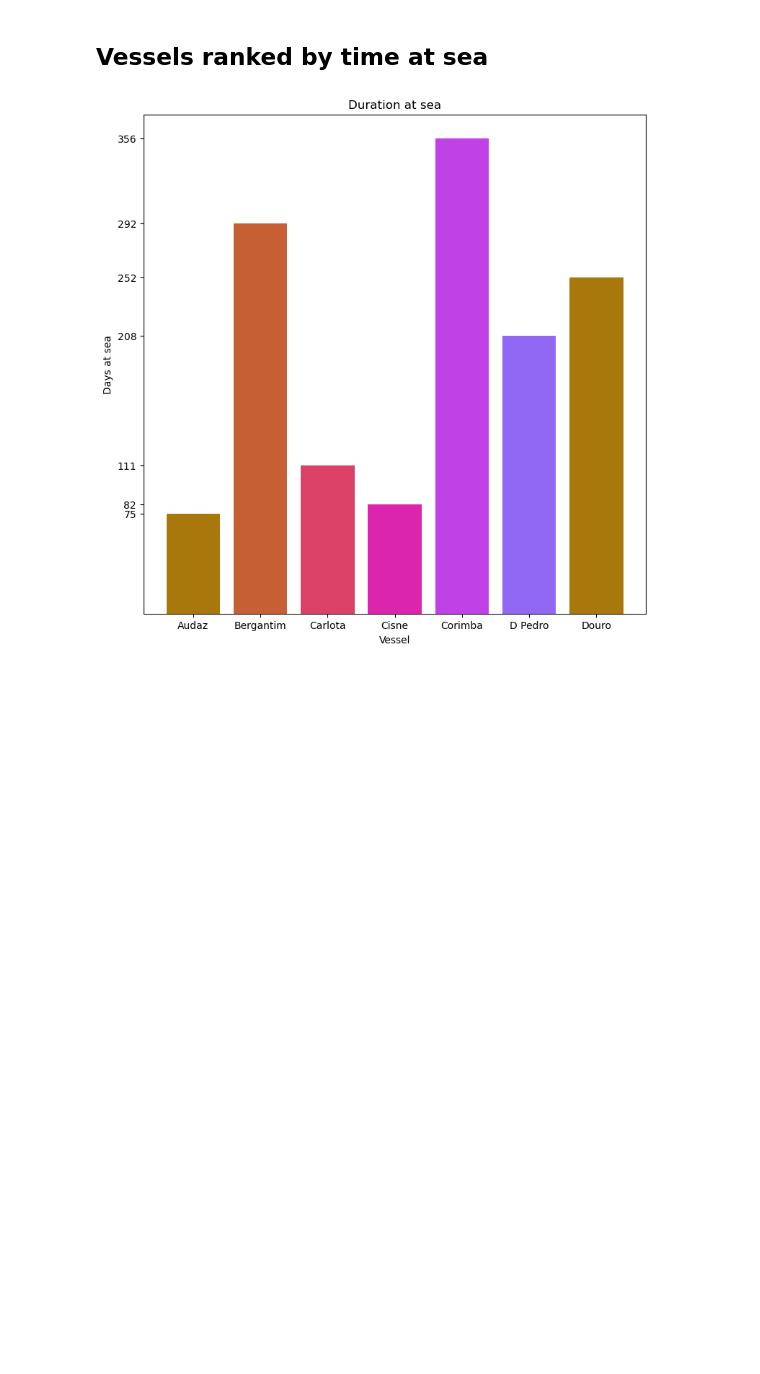
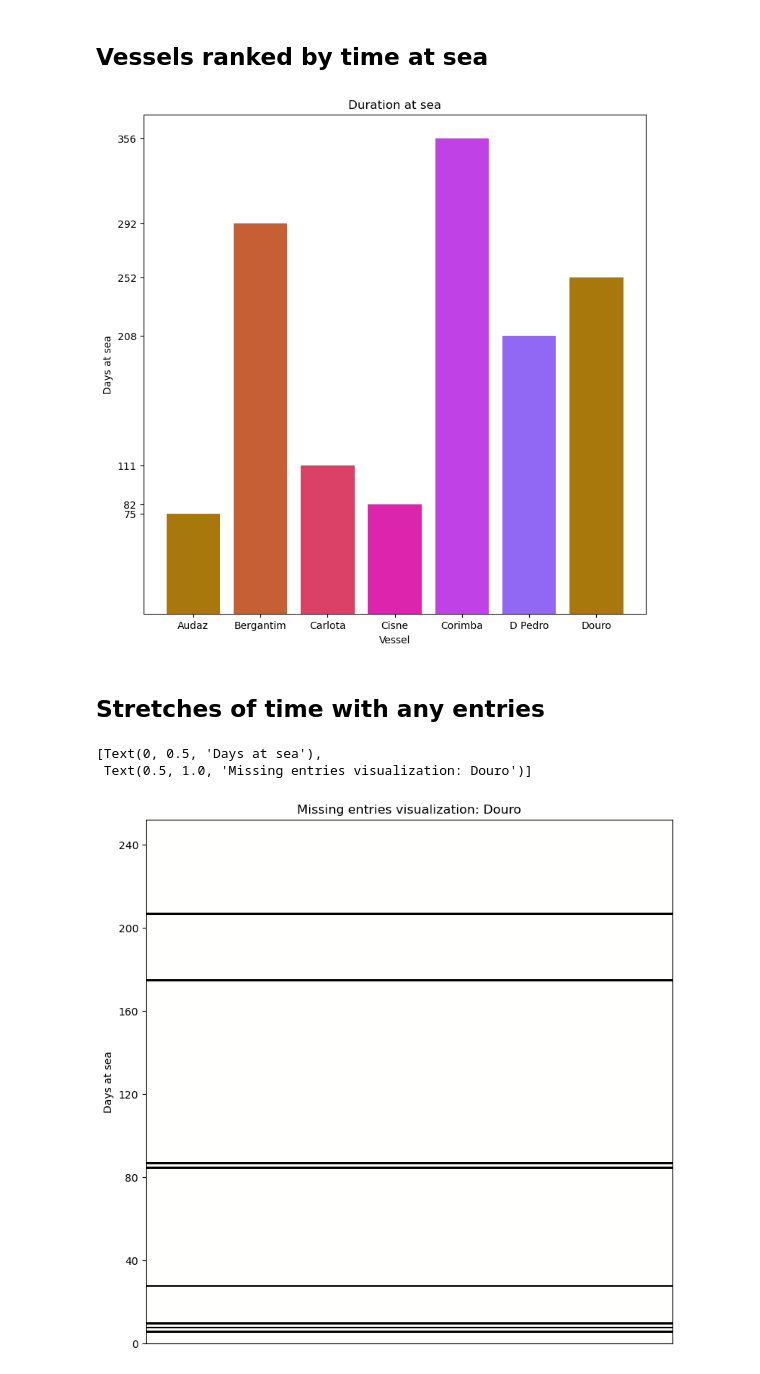
Before and after one commit to livia-freitas/SSF-2024-logbooks, a Jupyter notebook: processing_and_figures.ipynb, the cells around one changed output. Cells and saved outputs as stored; diff of their text form; code cells hidden in the pictures; blank space fills up the shorter version.

Commit message:
Added missing entries visualization

```diff
--- a/processing_and_figures.ipynb
+++ b/processing_and_figures.ipynb
@@ -725,4 +725,67 @@ plt.show()
 # %% [output]
 [figure]
 # %% [markdown]
-##
+## Stretches of time with any entries
+# %%
+df_bool = get_valid_dataframe([df["Vessel"], df["Log Book Start"], df["Log Book End"], df["Log Entry Date"]])
+# %%
+# simpler alternative: boolean index, step function
+# another alternative: cumulative sum (array with true or false -> is_valid, np.cumsum)
+# pcolormesh. if using boolean values, vmin=0, vmax=1. pick a color gradient that goes from really light to really dark (gray cmap)
+
+# STEPS
+# Get number of days using code I already have
+# while loop start and end
+# If there is an entry with a matching day in the valid dataframe, append true. else, append false
+# Create a pcolormesh
+
+def get_voyage_duration(ship, dataframe):
+    """ """
+    work = dataframe[dataframe["Vessel"] == ship]# One by one get the number of corresponding entries
+    vessel = work.iloc[0] # All the logbook entries from a vessel have the same data, so just take first one
+    start = dt.date.fromisoformat(vessel["Log Book Start"])
+    end = dt.date.fromisoformat(vessel["Log Book End"])
+    td_duration = end - start
+    str_duration = str(td_duration)
+    lst = str_duration.split(" ")
+    duration = int(lst[0]) # Get just the numerical part of the string
+    return duration
+
+
+def get_daily_entry_array(ship, dataframe):
+    """ """
+    work = dataframe[dataframe["Vessel"] == ship]# One by one get the number of corresponding entries
+    vessel = work.iloc[0] # All the logbook entries from a vessel have the same data, so just take first one
+    start = dt.date.fromisoformat(vessel["Log Book Start"])
+    end = dt.date.fromisoformat(vessel["Log Book End"])
+
+    validity_array = []
+    day = start
+    s = work["Log Entry Date"].unique()
+    while day < end:
+        if day.strftime("%Y-%m-%d") in s:
+            validity_array.append([1])
+        else:
+            validity_array.append([0])
+        day += dt.timedelta(days=1)
+    return validity_array
+
+
+fig, ax = plt.subplots(1, 1, figsize=(9, 9), sharey=True)
+mycmap = cmocean.cm.gray
+#color_list = [mcolors.rgb2hex(mycmap(i)) for i in range(mycmap.N) if i % 24 == 0]
+
+duration = get_voyage_duration("Douro", df_bool)
+daily_array = get_daily_entry_array("Douro", df_bool)
+#my_cmap = matplotlib.colors.LinearSegmentedColormap('my_colormap', mycmap)
+ax.pcolormesh(daily_array, vmin=0, vmax=1, cmap=mycmap)
+vessel = df_bool[df_bool["Vessel"] == "Douro"].iloc[0]
+plt.yticks([0, 40, 80, 120, 160, 200, 240], [0, 40, 80, 120, 160, 200, 240])
+# could eventually make a function that creates these lists with days instead. like 6 clusters or something
+plt.xticks([])
+#cb = fig.colorbar(ax, daily_array)
+ax.set(ylabel = "Days at sea", title="Missing entries visualization: Douro")
+# %% [output]
+[Text(0, 0.5, 'Days at sea'),
+ Text(0.5, 1.0, 'Missing entries visualization: Douro')]
+[figure, added]
```
Also changed, not shown: parts of 5 cells of this notebook.
